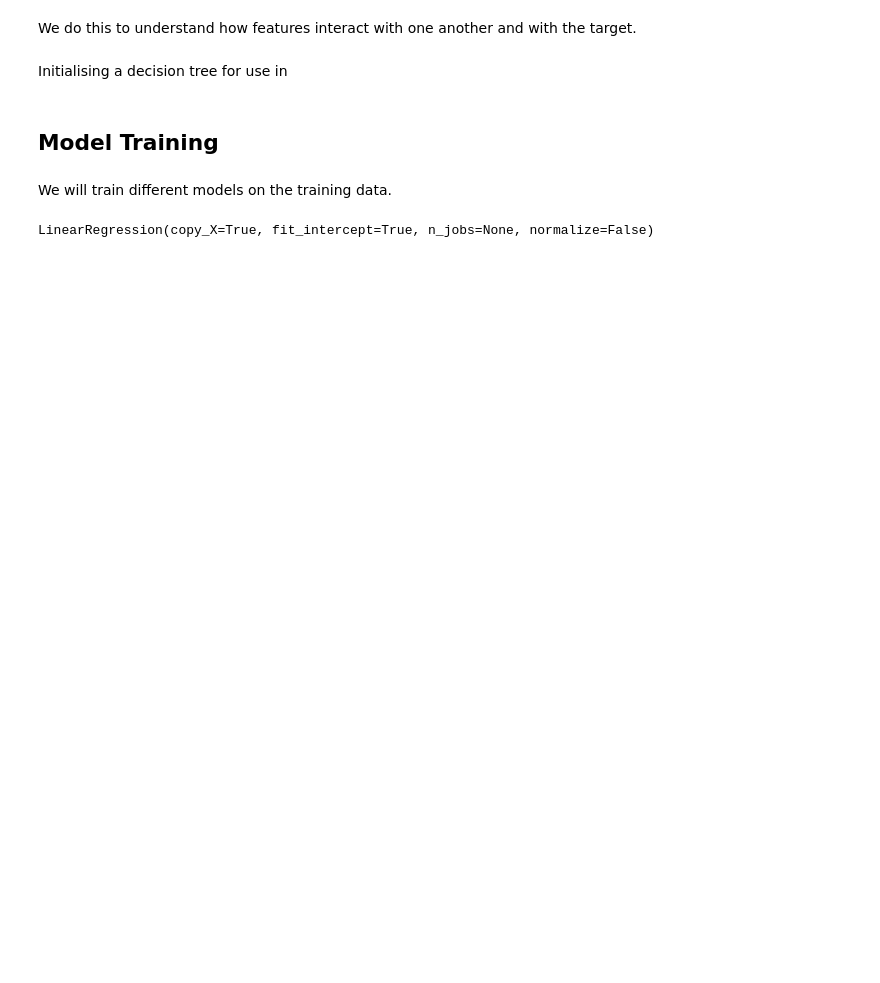
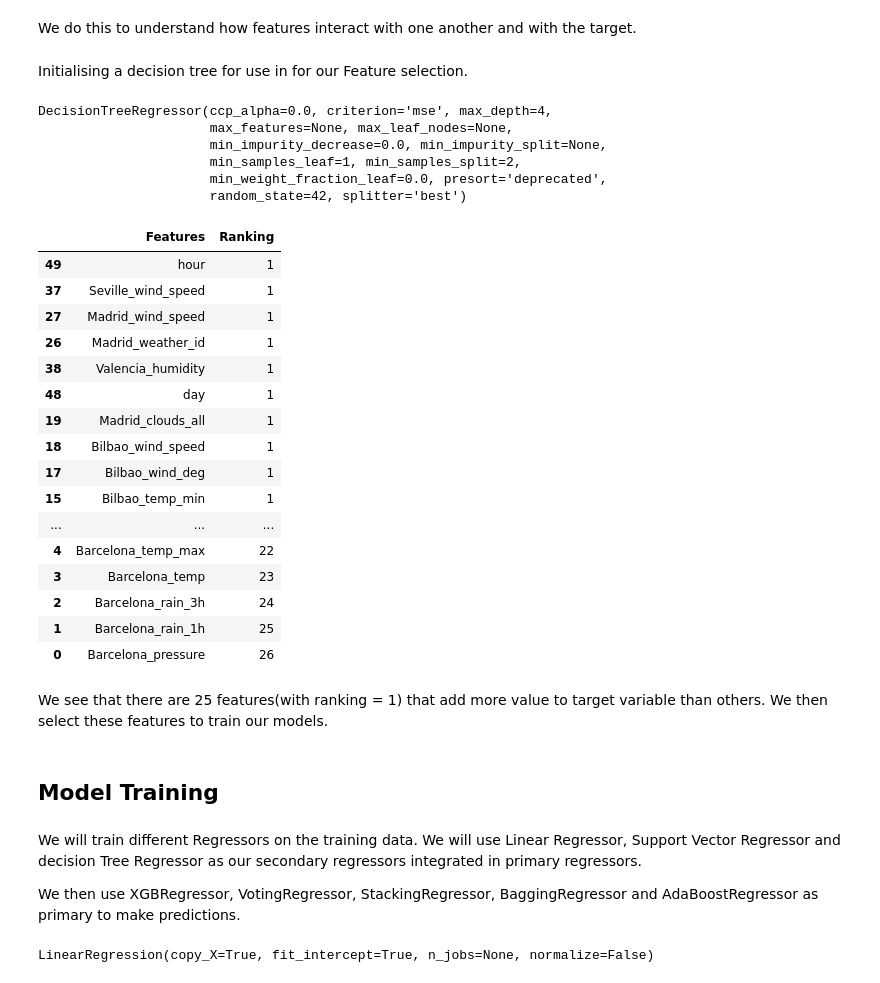
Before and after one commit to kwanda2426/load-shortfall-regression-predict-api-template, a Jupyter notebook: latest_note_book.ipynb, the cells around one changed output. Drawn from its saved outputs; the diff is of its cells as text; code cells hidden in the pictures; blank space fills up the shorter version.

```diff
--- a/latest_note_book.ipynb
+++ b/latest_note_book.ipynb
@@ -519,21 +516,54 @@ We apply 'train_test_split' to split the data into train and test data. 80% is r
 # Train-test split
 
 X_train, X_test, y_train, y_test = train_test_split(X_scaled,
-                                                    y,
+                                                    y_scaled,
                                                     test_size = 0.20,
                                                     random_state = 42,
                                                     shuffle = True)
 # %% [markdown]
 We do this to understand how features interact with one another and with the target.
 # %% [markdown]
-Initialising a decision tree for use in
+Initialising a decision tree for use in for our Feature selection.
 # %%
+# initialise a DecisionTreeRegressor
 dec_tree = DecisionTreeRegressor( max_depth = 4,random_state = 42)
 
-dec_tree.fit(X_train,y_train)
-
-x = dec_tree.predict(X_test)
+dec_tree.fit(X_train,y_train) # train model
+# %% [output]
+DecisionTreeRegressor(ccp_alpha=0.0, criterion='mse', max_depth=4,
+                      max_features=None, max_leaf_nodes=None,
+                      min_impurity_decrease=0.0, min_impurity_split=None,
+                      min_samples_leaf=1, min_samples_split=2,
+                      min_weight_fraction_leaf=0.0, presort='deprecated',
+                      random_state=42, splitter='best')
 # %%
-rfe = RFE(estimator = sv_re, step = 1)
+# initialise our feature selection method
+
+rfe = RFE(estimator = dec_tree, step = 1) # we put the dec_tree into selector
 
 rfe = rfe.fit(X_train, y_train)
+# %%
+selected_rfe_features = pd.DataFrame({ 'Features': x_training.columns,
+                                      'Ranking' : rfe.ranking_}) # data frame of selected features
+
+selected_rfe_features.sort_values(by = 'Ranking') # sort the data frame by impact on target variable
+# %% [output]
+|  | Features | Ranking |
+| 49 | hour | 1 |
+| 37 | Seville_wind_speed | 1 |
+| 27 | Madrid_wind_speed | 1 |
+| 26 | Madrid_weather_id | 1 |
+| 38 | Valencia_humidity | 1 |
+| 48 | day | 1 |
+| 19 | Madrid_clouds_all | 1 |
+| 18 | Bilbao_wind_speed | 1 |
+| 17 | Bilbao_wind_deg | 1 |
+| 15 | Bilbao_temp_min | 1 |
+| ... | ... | ... |
+| 4 | Barcelona_temp_max | 22 |
+| 3 | Barcelona_temp | 23 |
+| 2 | Barcelona_rain_3h | 24 |
+| 1 | Barcelona_rain_1h | 25 |
+| 0 | Barcelona_pressure | 26 |
+# %% [markdown]
+We see that there are 25 features(with ranking = 1) that add more value to target variable than others. We then select these features to train our models.
@@ -540,7 +575,9 @@ rfe = rfe.fit(X_train, y_train)
 # %% [markdown]
 ## Model Training
-# %% [markdown]
-We will train different models on the training data.
+# %% [markdown]
+We will train different Regressors on the training data. We will use Linear Regressor, Support Vector Regressor and decision Tree Regressor as our secondary regressors integrated in primary regressors.
+
+We then use XGBRegressor, VotingRegressor, StackingRegressor, BaggingRegressor and AdaBoostRegressor as primary to make predictions.
 # %%
 # Creating the linear regression model
 
```
Also changed, not shown: parts of 13 cells of this notebook.
